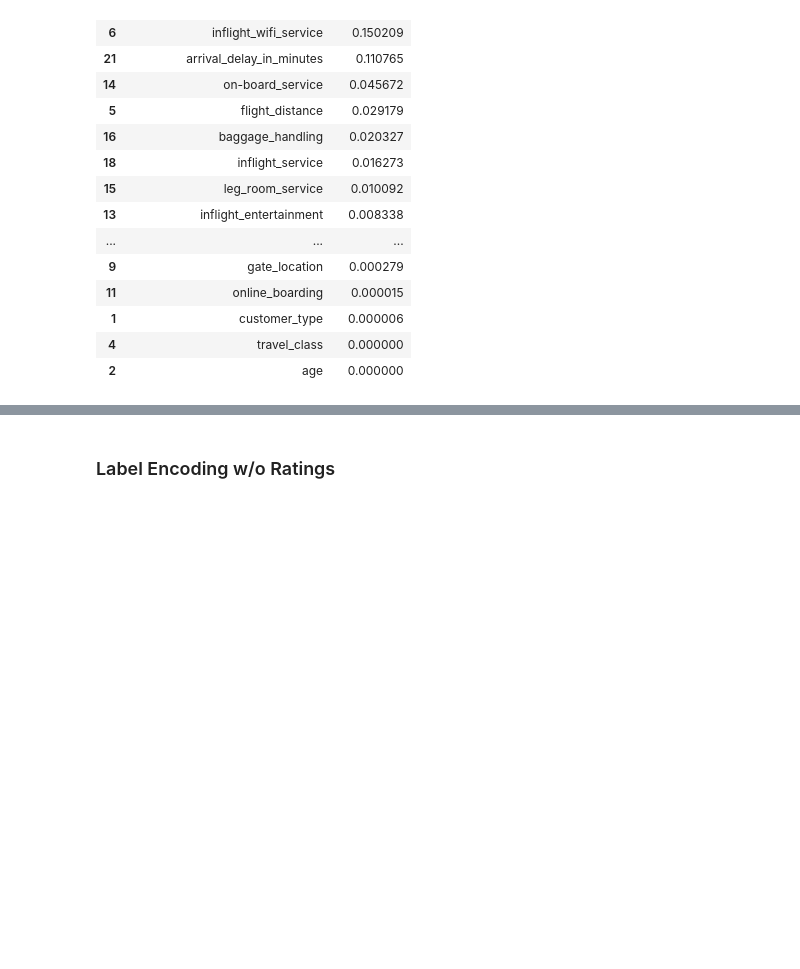
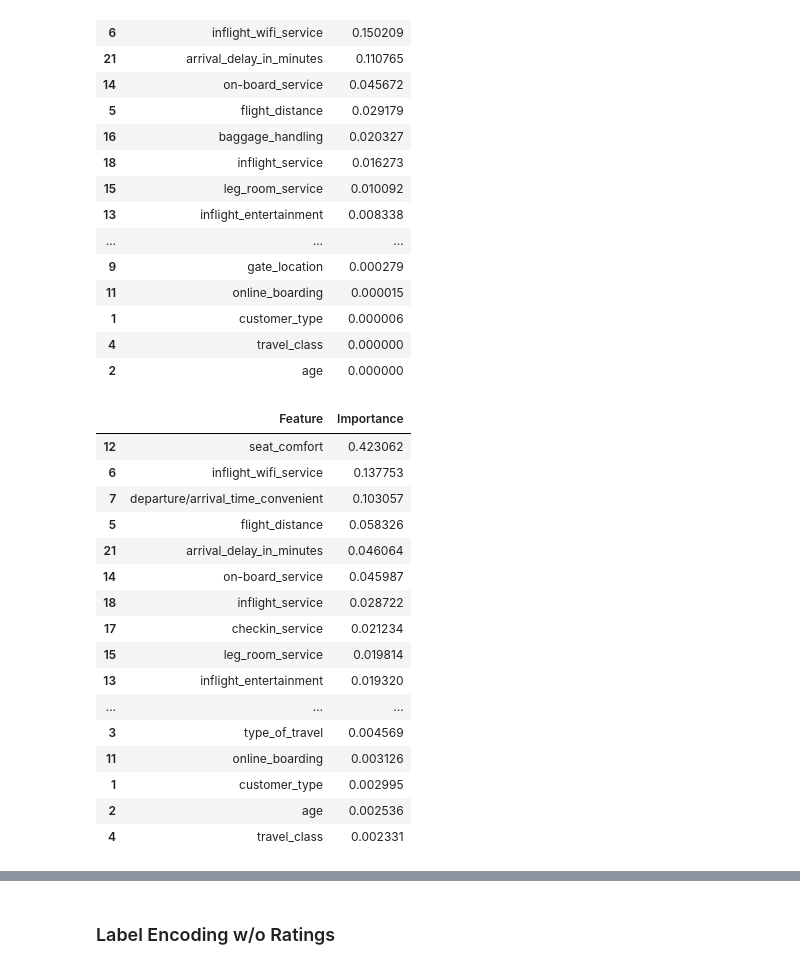
Before and after one commit to martabaker/ds_project_4, a Jupyter notebook: Notebooks/Modeling_Marta.ipynb, the cells around one changed output, grey strips where cells are left out. Cells and saved outputs as stored; diff of their text form; code cells hidden in the pictures; blank space fills up the shorter version.

```diff
--- a/Notebooks/Modeling_Marta.ipynb
+++ b/Notebooks/Modeling_Marta.ipynb
@@ -1380,3 +1125,24 @@ fi.sort_values(by="Importance", ascending=False)
 | 1 | customer_type | 0.000006 |
 | 4 | travel_class | 0.000000 |
 | 2 | age | 0.000000 |
+# %%
+fi = pd.DataFrame(list(zip(X.columns, xgb.named_steps['classifier'].feature_importances_)), columns=["Feature", "Importance"])
+fi.sort_values(by="Importance", ascending=False)
+# %% [output]
+|  | Feature | Importance |
+| 12 | seat_comfort | 0.423062 |
+| 6 | inflight_wifi_service | 0.137753 |
+| 7 | departure/arrival_time_convenient | 0.103057 |
+| 5 | flight_distance | 0.058326 |
+| 21 | arrival_delay_in_minutes | 0.046064 |
+| 14 | on-board_service | 0.045987 |
+| 18 | inflight_service | 0.028722 |
+| 17 | checkin_service | 0.021234 |
+| 15 | leg_room_service | 0.019814 |
+| 13 | inflight_entertainment | 0.019320 |
+| ... | ... | ... |
+| 3 | type_of_travel | 0.004569 |
+| 11 | online_boarding | 0.003126 |
+| 1 | customer_type | 0.002995 |
+| 2 | age | 0.002536 |
+| 4 | travel_class | 0.002331 |
```
Also changed, not shown: parts of 30 cells of this notebook.
